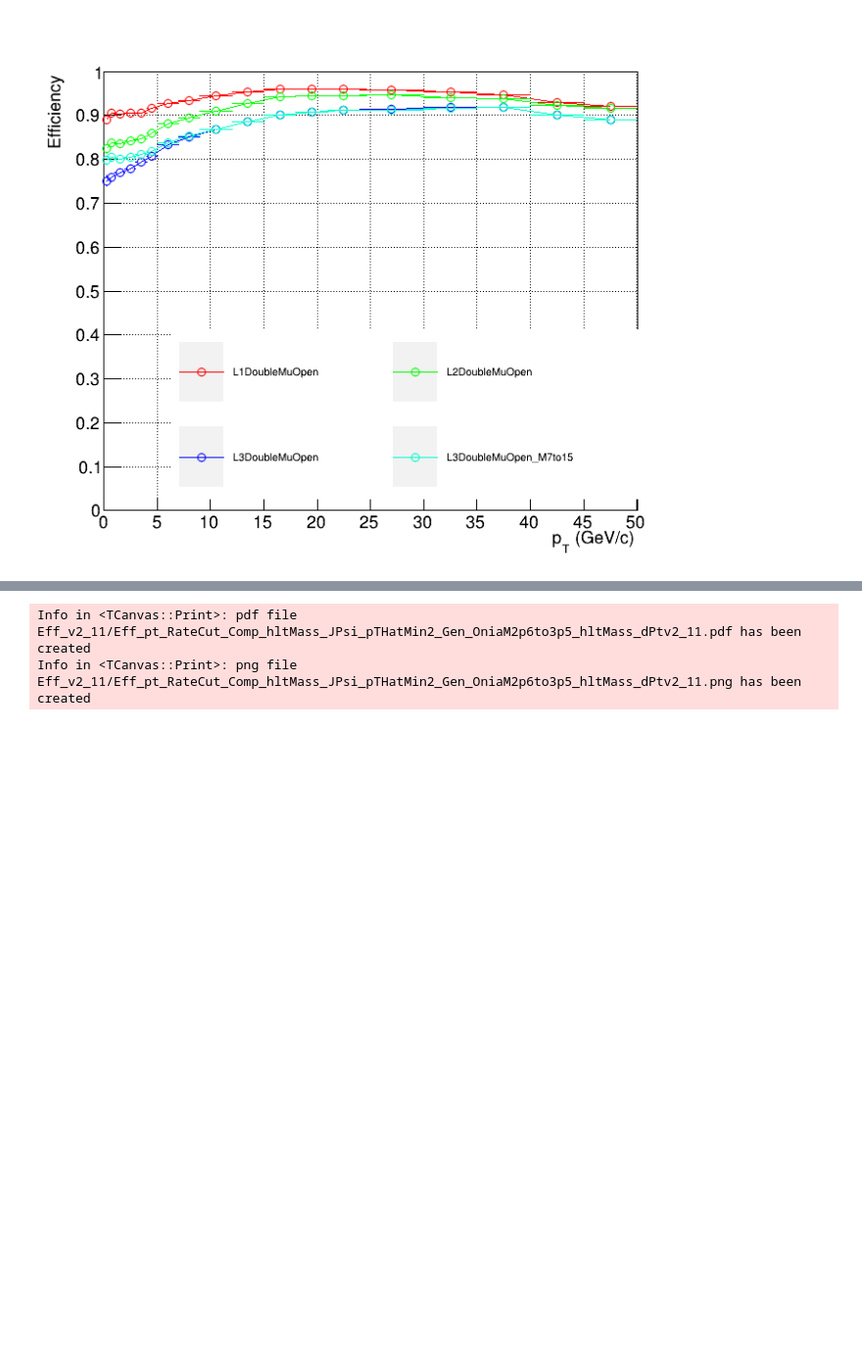
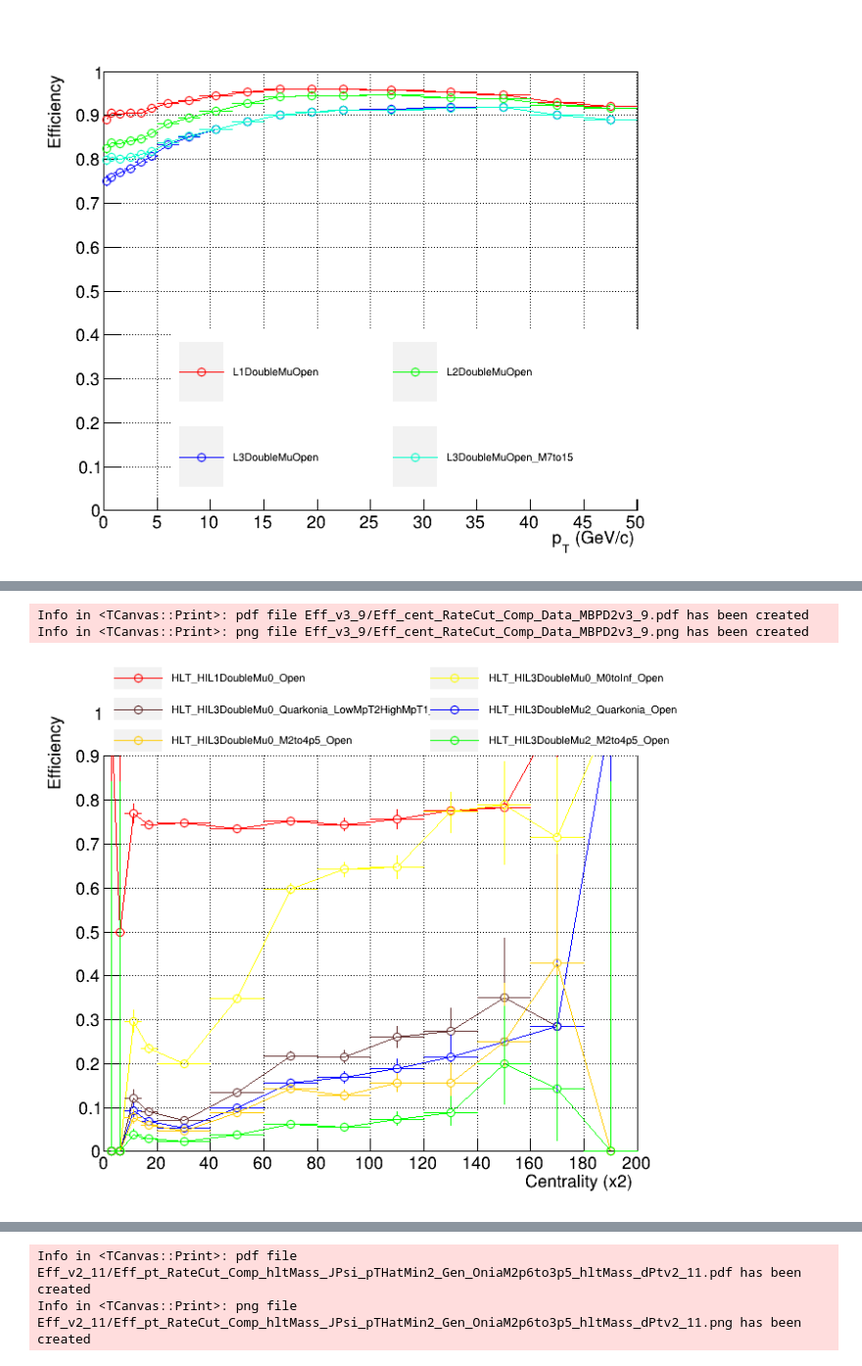
Before and after one commit to vince502/EffCalc, a Jupyter notebook: GetEfficiency.ipynb, the cells around one changed output, grey strips where cells are left out. Shown at 98% size. Drawn from its saved outputs; the diff is of its cells as text; code cells hidden in the pictures; blank space fills up the shorter version.

```diff
--- a/GetEfficiency.ipynb
+++ b/GetEfficiency.ipynb
@@ -423,3 +602,64 @@ Error in <TASImage::WriteImage>: error writing file Eff_v2_19/Eff_pt_RateCut_Com
+# %%
+leg.SetNColumns(2)
+leg.SetTextSize(0.020)
+#leg.SetX1(0.1);leg.SetX2(0.95);leg.SetY1(0.7);leg.SetY2(0.92);
+leg.SetX1(0.1);leg.SetX2(0.92);leg.SetY1(0.82);leg.SetY2(0.99);
+
+leg.Clear()
+
+canv, leg = DrawTrigSeq(f_out2.Get("HLT_HIL1DoubleMu0_Open"), 'cent', canv, _and = False, _col = EColor.kRed, _leg = leg, _marker = 24, _disc = "HLT_HIL1DoubleMu0_Open")
+
+# canv, leg = DrawTrigSeq(f_out2.Get("HLT_HIL2DoubleMu0_Open"), 'pt', canv, _and = True, _col = EColor.kGreen +1, _leg = leg, _marker = 24, _disc = "HLT_HIL2DoubleMu0_Open")
+
+# canv, leg = DrawTrigSeq(f_out2.Get("HLT_HIL2DoubleMu0_M1to6p5_Open"), 'pt', canv, _and = True, _col = EColor.kOrange +1, _leg = leg, _marker = 24, _disc = "HLT_HIL2DoubleMu0_M1to6p5_Open")
+
+# canv, leg = DrawTrigSeq(f_out2.Get("HLT_HIL2DoubleMu0_M6p5to16_Open"), 'pt', canv, _and = True, _col = EColor.kRed, _leg = leg, _marker = 24, _disc = "HLT_HIL2DoubleMu0_M6p5to16_Open")
+
+# canv, leg = DrawTrigSeq(f_out2.Get("HLT_HIL2DoubleMu0_M1to16_Open"), 'pt', canv, _and = True, _col = EColor.kRed, _leg = leg, _marker = 24, _disc = "HLT_HIL2DoubleMu0_M1to16_Open")
+
+# canv, leg = DrawTrigSeq(f_out2.Get("HLT_HIL2DoubleMu4_Open"), 'pt', canv, _and = True, _col = EColor.kBlue+1, _leg = leg, _marker = 24, _disc = "HLT_HIL2DoubleMu4_Open")
+
+# canv, leg = DrawTrigSeq(f_out2.Get("HLT_HIL3DoubleMuPre0_Open"), 'pt', canv, _and = True, _col = EColor.kRed, _leg = leg, _marker = 24, _disc = "HLT_HIL3DoubleMuPre0_Open")
+# canv, leg = DrawTrigSeq(f_out2.Get("HLT_HIL3DoubleMuPre3p8_Open"), 'pt', canv, _and = True, _col = EColor.kRed, _leg = leg, _marker = 24, _disc = "HLT_HIL3DoubleMuPre3p8_Open")
+# canv, leg = DrawTrigSeq(f_out2.Get("HLT_HIL3DoubleMuPre0_M2to4p5_Open"), 'pt', canv, _and = True, _col = EColor.kRed, _leg = leg, _marker = 24, _disc = "HLT_HIL3DoubleMuPre0_M2to4p5_Open")
+# canv, leg = DrawTrigSeq(f_out2.Get("HLT_HIL3DoubleMuPre0_M7to15_Open"), 'pt', canv, _and = True, _col = EColor.kRed, _leg = leg, _marker = 24, _disc = "HLT_HIL3DoubleMuPre0_M7to15_Open")
+
+canv, leg = DrawTrigSeq(f_out2.Get("HLT_HIL3DoubleMu0_M0toInf_Open"), 'cent', canv, _and = True, _col = EColor.kYellow +1, _leg = leg, _marker = 24, _disc = "HLT_HIL3DoubleMu0_M0toInf_Open")
+# canv, leg = DrawTrigSeq(f_out2.Get("HLT_HIL3DoubleMu3p8_M0toInf_Open"), 'pt', canv, _and = True, _col = EColor.kRed, _leg = leg, _marker = 24, _disc = "HLT_HIL3DoubleMu3p8_M0toInf_Open")
+# canv, leg = DrawTrigSeq(f_out2.Get("HLT_HIL3DoubleMu0_M7to15_Open"), 'pt', canv, _and = True, _col = EColor.kYellow+1, _leg = leg, _marker = 24, _disc = "HLT_HIL3DoubleMu0_M7to15_Open")
+# canv, leg = DrawTrigSeq(f_out2.Get("HLT_HIL3DoubleMu2_M7to15_Open"), 'pt', canv, _and = True, _col = EColor.kBlue+1, _leg = leg, _marker = 24, _disc = "HLT_HIL3DoubleMu2_M7to15_Open")
+# canv, leg = DrawTrigSeq(f_out2.Get("HLT_HIL3DoubleMu1p5_M7to15_Open"), 'pt', canv, _and = True, _col = EColor.kRed, _leg = leg, _marker = 24, _disc = "HLT_HIL3DoubleMu1p5_M7to15_Open")
+# canv, leg = DrawTrigSeq(f_out2.Get("HLT_HIL3DoubleMu1_M7to15_Open"), 'pt', canv, _and = True, _col = EColor.kRed, _leg = leg, _marker = 24, _disc = "HLT_HIL3DoubleMu1_M7to15_Open")
+# canv, leg = DrawTrigSeq(f_out2.Get("HLT_HIL3DoubleMu0_Quarkonia_Open"), 'pt', canv, _and = True, _col = EColor.kOrange+1, _leg = leg, _marker = 24, _disc = "HLT_HIL3DoubleMu0_Quarkonia_Open")
+# canv, leg = DrawTrigSeq(f_out2.Get("HLT_HIL3DoubleMu0_Quarkonia_LowMpT2_Open"), 'pt', canv, _and = True, _col = EColor.kTeal, _leg = leg, _marker = 24, _disc = "HLT_HIL3DoubleMu0_Quarkonia_LowMpT2_Open")
+# canv, leg = DrawTrigSeq(f_out2.Get("HLT_HIL3DoubleMu0_Quarkonia_LowMpT2HighMpT1p5_Open"), 'pt', canv, _and = True, _col = EColor.kMagenta, _leg = leg, _marker = 24, _disc = "HLT_HIL3DoubleMu0_Quarkonia_LowMpT2HighMpT1p5_Open")
+canv, leg = DrawTrigSeq(f_out2.Get("HLT_HIL3DoubleMu0_Quarkonia_LowMpT2HighMpT1_Open"), 'cent', canv, _and = True, _col = EColor.kRed, _leg = leg, _marker = 24, _disc = "HLT_HIL3DoubleMu0_Quarkonia_LowMpT2HighMpT1_Open")
+canv, leg = DrawTrigSeq(f_out2.Get("HLT_HIL3DoubleMu2_Quarkonia_Open"), 'cent', canv, _and = True, _col = EColor.kBlue+1, _leg = leg, _marker = 24, _disc = "HLT_HIL3DoubleMu2_Quarkonia_Open")
+canv, leg = DrawTrigSeq(f_out2.Get("HLT_HIL3DoubleMu0_M2to4p5_Open"), 'cent', canv, _and = True, _col = EColor.kOrange +1, _leg = leg, _marker = 24, _disc = "HLT_HIL3DoubleMu0_M2to4p5_Open")
+
+canv, leg = DrawTrigSeq(f_out2.Get("HLT_HIL3DoubleMu2_M2to4p5_Open"), 'cent', canv, _and = True, _col = EColor.kGreen +1, _leg = leg, _marker = 24, _disc = "HLT_HIL3DoubleMu2_M2to4p5_Open")
+# canv, leg = DrawTrigSeq(f_out2.Get("HLT_HIL3DoubleMu1p5_M2to4p5_Open"), 'pt', canv, _and = True, _col = EColor.kRed, _leg = leg, _marker = 24, _disc = "HLT_HIL3DoubleMu1p5_M2to4p5_Open")
+# canv, leg = DrawTrigSeq(f_out2.Get("HLT_HIL3DoubleMu1_M2to4p5_Open"), 'pt', canv, _and = True, _col = EColor.kRed, _leg = leg, _marker = 24, _disc = "HLT_HIL3DoubleMu1_M2to4p5_Open")
+
+# canv, leg = DrawTrigSeq(f_out2.Get("HLT_HIL2SingleMu3_Open"), 'pt', canv, _and = False, _col = EColor.kRed, _leg = leg, _marker = 24, _disc = "HLT_HIL2SingleMu3_Open")
+# canv, leg = DrawTrigSeq(f_out2.Get("HLT_HIL2SingleMu5_Open"), 'pt', canv, _and = True, _col = EColor.kRed, _leg = leg, _marker = 24, _disc = "HLT_HIL2SingleMu5_Open")
+# canv, leg = DrawTrigSeq(f_out2.Get("HLT_HIL2SingleMu7_Open"), 'pt', canv, _and = True, _col = EColor.kRed, _leg = leg, _marker = 24, _disc = "HLT_HIL2SingleMu7_Open")
+# canv, leg = DrawTrigSeq(f_out2.Get("HLT_HIL3SingleMu3_Open"), 'pt', canv, _and = True, _col = EColor.kRed, _leg = leg, _marker = 24, _disc = "HLT_HIL3SingleMu3_Open")
+# canv, leg = DrawTrigSeq(f_out2.Get("HLT_HIL3SingleMu5_Open"), 'pt', canv, _and = True, _col = EColor.kRed, _leg = leg, _marker = 24, _disc = "HLT_HIL3SingleMu5_Open")
+# canv, leg = DrawTrigSeq(f_out2.Get("HLT_HIL3SingleMu7_Open"), 'pt', canv, _and = True, _col = EColor.kRed, _leg = leg, _marker = 24, _disc = "HLT_HIL3SingleMu7_Open")
+
+
+# canv, leg = DrawTrigSeq(f_leg.Get("HLT_HIL1DoubleMuOpen_v"), 'pt', canv, _and = True, _col = 2, _leg = leg, _disc = "HLT_HIL1DoubleMu0_Legacy_v")
+leg.DrawClone()
+canv.Draw()
+canv.SaveAs("%s/Eff_cent_RateCut_Comp_%s.pdf" % (pltdir, ver) )
+canv.SaveAs("%s/Eff_cent_RateCut_Comp_%s.png" % (pltdir, ver) )
+
+leg.Clear()
+# %% [output]
+Info in <TCanvas::Print>: pdf file Eff_v3_9/Eff_cent_RateCut_Comp_Data_MBPD2v3_9.pdf has been created
+Info in <TCanvas::Print>: png file Eff_v3_9/Eff_cent_RateCut_Comp_Data_MBPD2v3_9.png has been created
+[figure, added]
 # %%
 
 leg.SetNColumns(1)
```
Also changed, not shown: parts of 12 cells of this notebook, 5 other files.
